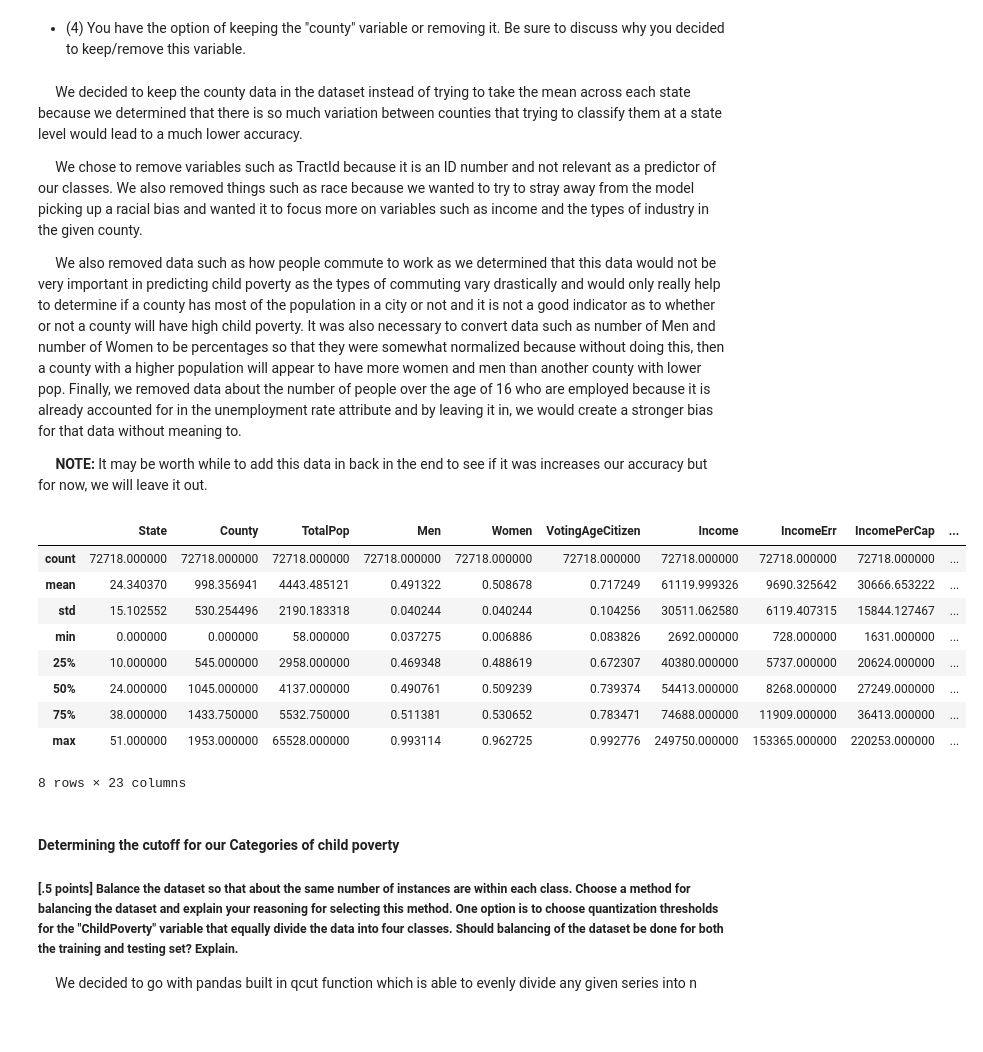
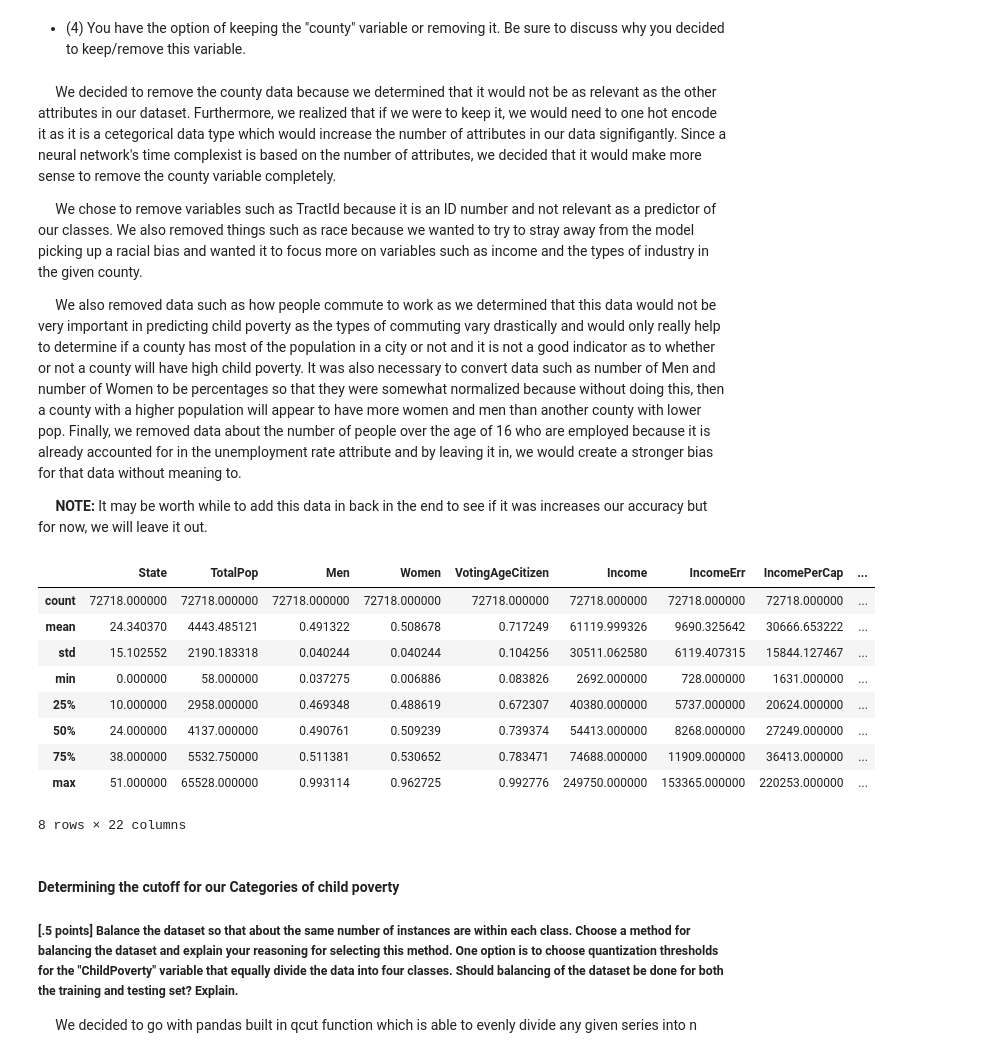
Before and after one commit to AlexShock66/LAB-4-MLP, a Jupyter notebook: MLP_Beaned.ipynb, the cells around one changed output. Cells and saved outputs as stored; diff of their text form; code cells hidden in the pictures; blank space fills up the shorter version.

```diff
--- a/MLP_Beaned.ipynb
+++ b/MLP_Beaned.ipynb
@@ -81,7 +81,7 @@ dtype: object
 # %% [markdown]
 * (4) You have the option of keeping the "county" variable or removing it. Be sure to discuss why you decided to keep/remove this variable.
 # %% [markdown]
-&nbsp;&nbsp;&nbsp;&nbsp;&nbsp;We decided to keep the county data in the dataset instead of trying to take the mean across each state because we determined that there is so much variation between counties that trying to classify them at a state level would lead to a much lower accuracy.<br/>
+&nbsp;&nbsp;&nbsp;&nbsp;&nbsp;We decided to remove the county data because we determined that it would not be as relevant as the other attributes in our dataset. Furthermore, we realized that if we were to keep it, we would need to one hot encode it as it is a cetegorical data type which would increase the number of attributes in our data signifigantly. Since a neural network's time complexist is based on the number of attributes, we decided that it would make more sense to remove the county variable completely.<br/>
 
 &nbsp;&nbsp;&nbsp;&nbsp;&nbsp;We chose to remove variables such as TractId because it is an ID number and not relevant as a predictor of our classes. We also removed things such as race because we wanted to try to stray away from the model picking up a racial bias and wanted it to focus more on variables such as income and the types of industry in the given county.<br/>
 
@@ -91,25 +91,25 @@ dtype: object
 # %%
 #Data Cleaning
 #Drop Non important columns
-data.drop(columns=['TractId','Hispanic','White','Black','Native','Asian','Pacific','Employed','MeanCommute','OtherTransp','Walk','Transit','Carpool','Drive'],inplace=True)
+data.drop(columns=['TractId','Hispanic','White','Black','Native','Asian','Pacific','Employed','MeanCommute','OtherTransp','Walk','Transit','Carpool','Drive','County'],inplace=True)
 
 
 #Numerical Data into percentages so that it is not skewed by population
 data['Men'] = data['Men'] / data['TotalPop']
 data['Women'] = data['Women'] / data['TotalPop']
 data['VotingAgeCitizen'] = data['VotingAgeCitizen'] / data['TotalPop']
 data.describe()
 # %% [output]
-|  | State | County | TotalPop | Men | Women | VotingAgeCitizen | Income | IncomeErr | IncomePerCap | ... |
-| count | 72718.000000 | 72718.000000 | 72718.000000 | 72718.000000 | 72718.000000 | 72718.000000 | 72718.000000 | 72718.000000 | 72718.000000 | ... |
-| mean | 24.340370 | 998.356941 | 4443.485121 | 0.491322 | 0.508678 | 0.717249 | 61119.999326 | 9690.325642 | 30666.653222 | ... |
-| std | 15.102552 | 530.254496 | 2190.183318 | 0.040244 | 0.040244 | 0.104256 | 30511.062580 | 6119.407315 | 15844.127467 | ... |
-| min | 0.000000 | 0.000000 | 58.000000 | 0.037275 | 0.006886 | 0.083826 | 2692.000000 | 728.000000 | 1631.000000 | ... |
-| 25% | 10.000000 | 545.000000 | 2958.000000 | 0.469348 | 0.488619 | 0.672307 | 40380.000000 | 5737.000000 | 20624.000000 | ... |
-| 50% | 24.000000 | 1045.000000 | 4137.000000 | 0.490761 | 0.509239 | 0.739374 | 54413.000000 | 8268.000000 | 27249.000000 | ... |
-| 75% | 38.000000 | 1433.750000 | 5532.750000 | 0.511381 | 0.530652 | 0.783471 | 74688.000000 | 11909.000000 | 36413.000000 | ... |
-| max | 51.000000 | 1953.000000 | 65528.000000 | 0.993114 | 0.962725 | 0.992776 | 249750.000000 | 153365.000000 | 220253.000000 | ... |
+|  | State | TotalPop | Men | Women | VotingAgeCitizen | Income | IncomeErr | IncomePerCap | ... |
+| count | 72718.000000 | 72718.000000 | 72718.000000 | 72718.000000 | 72718.000000 | 72718.000000 | 72718.000000 | 72718.000000 | ... |
+| mean | 24.340370 | 4443.485121 | 0.491322 | 0.508678 | 0.717249 | 61119.999326 | 9690.325642 | 30666.653222 | ... |
+| std | 15.102552 | 2190.183318 | 0.040244 | 0.040244 | 0.104256 | 30511.062580 | 6119.407315 | 15844.127467 | ... |
+| min | 0.000000 | 58.000000 | 0.037275 | 0.006886 | 0.083826 | 2692.000000 | 728.000000 | 1631.000000 | ... |
+| 25% | 10.000000 | 2958.000000 | 0.469348 | 0.488619 | 0.672307 | 40380.000000 | 5737.000000 | 20624.000000 | ... |
+| 50% | 24.000000 | 4137.000000 | 0.490761 | 0.509239 | 0.739374 | 54413.000000 | 8268.000000 | 27249.000000 | ... |
+| 75% | 38.000000 | 5532.750000 | 0.511381 | 0.530652 | 0.783471 | 74688.000000 | 11909.000000 | 36413.000000 | ... |
+| max | 51.000000 | 65528.000000 | 0.993114 | 0.962725 | 0.992776 | 249750.000000 | 153365.000000 | 220253.000000 | ... |
-8 rows × 23 columns
+8 rows × 22 columns
 # %% [markdown]
 #### Determining the cutoff for our Categories of child poverty
 ##### [.5 points] Balance the dataset so that about the same number of instances are within each class. Choose a method for balancing the dataset and explain your reasoning for selecting this method. One option is to choose quantization thresholds for the "ChildPoverty" variable that equally divide the data into four classes. Should balancing of the dataset be done for both the training and testing set? Explain.
```
Also changed, not shown: parts of 14 cells of this notebook.
